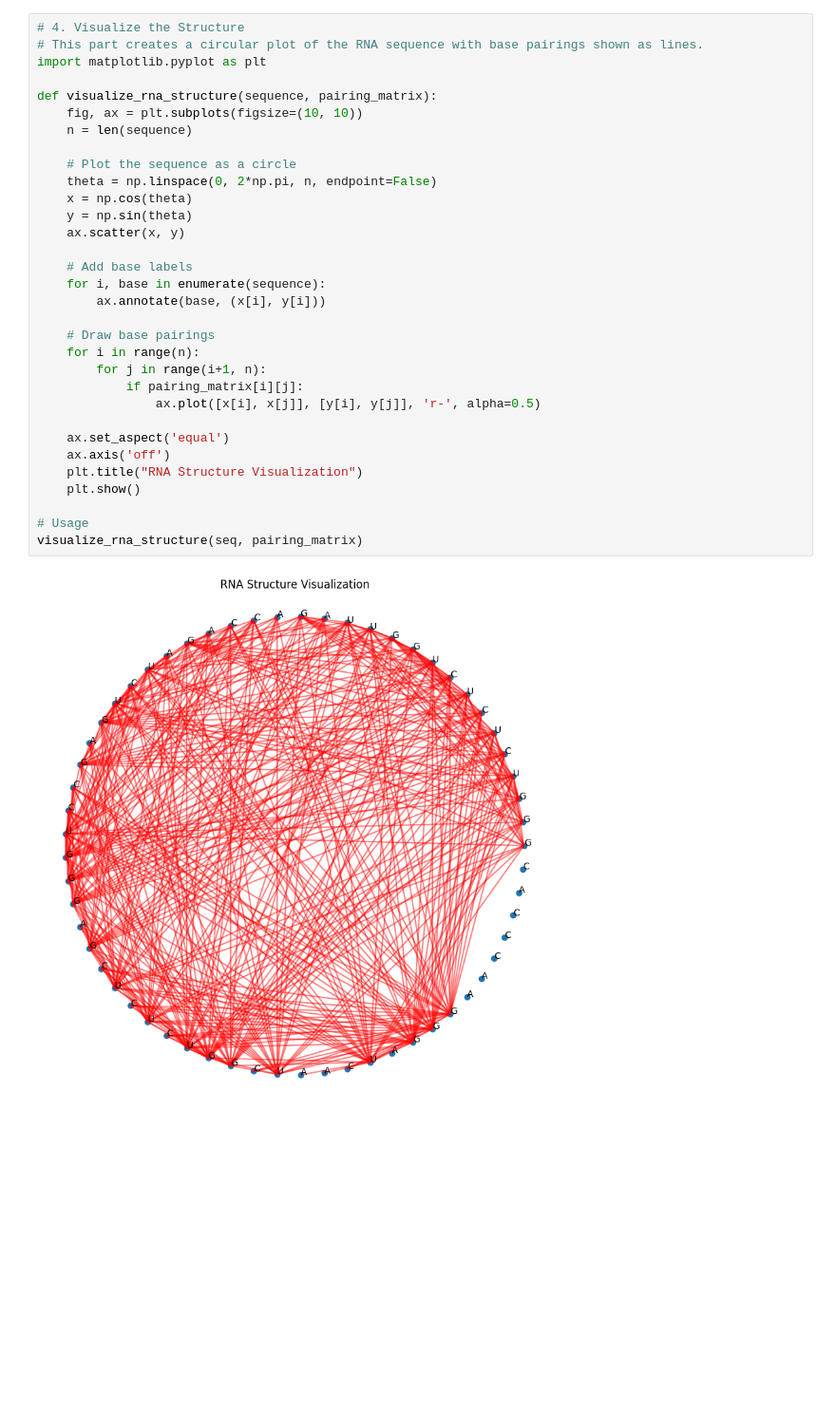
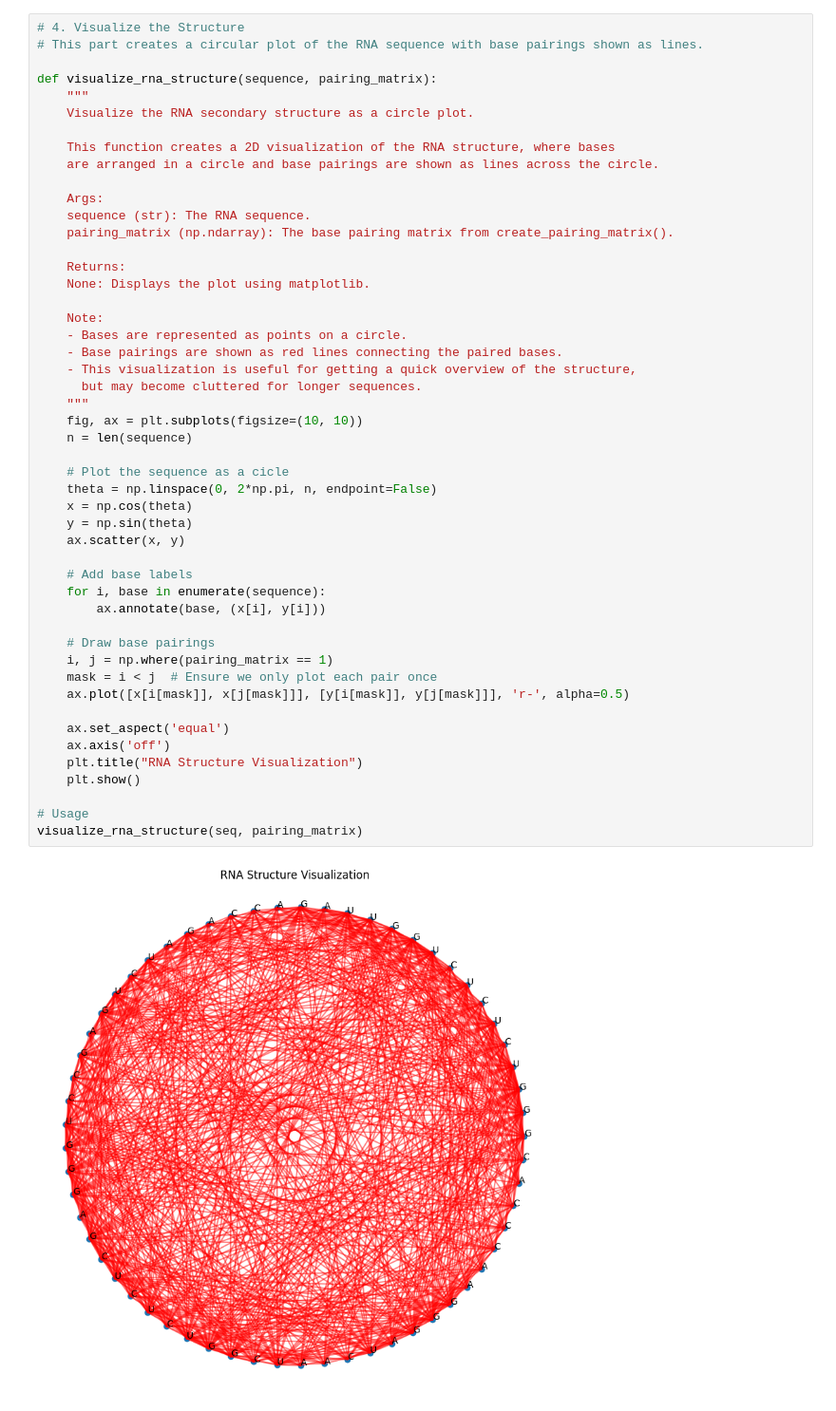
Before and after one commit to DanielLanghann/fachpraktikum-projekt, a Jupyter notebook: src/main.ipynb, the cells around one changed output. Shown: that part at 95% size. Cells and saved outputs as stored; diff of their text form; blank space fills up the shorter version.

```diff
--- a/src/main.ipynb
+++ b/src/main.ipynb
@@ -217,37 +236,54 @@ Loops: [(0, 3, 2), (0, 5, 4), (0, 7, 6), (0, 9, 8), (0, 12, 11), (0, 13, 12), (0
 # %%
 # 4. Visualize the Structure
 # This part creates a circular plot of the RNA sequence with base pairings shown as lines.
-import matplotlib.pyplot as plt
 
 def visualize_rna_structure(sequence, pairing_matrix):
+    """
+    Visualize the RNA secondary structure as a circle plot.
+
+    This function creates a 2D visualization of the RNA structure, where bases
+    are arranged in a circle and base pairings are shown as lines across the circle.
+
+    Args:
+    sequence (str): The RNA sequence.
+    pairing_matrix (np.ndarray): The base pairing matrix from create_pairing_matrix().
+
+    Returns:
+    None: Displays the plot using matplotlib.
+
+    Note:
+    - Bases are represented as points on a circle.
+    - Base pairings are shown as red lines connecting the paired bases.
+    - This visualization is useful for getting a quick overview of the structure,
+      but may become cluttered for longer sequences.
+    """
     fig, ax = plt.subplots(figsize=(10, 10))
     n = len(sequence)
 
-    # Plot the sequence as a circle
+    # Plot the sequence as a cicle
     theta = np.linspace(0, 2*np.pi, n, endpoint=False)
     x = np.cos(theta)
     y = np.sin(theta)
     ax.scatter(x, y)
 
     # Add base labels
     for i, base in enumerate(sequence):
         ax.annotate(base, (x[i], y[i]))
 
     # Draw base pairings
-    for i in range(n):
-        for j in range(i+1, n):
-            if pairing_matrix[i][j]:
-                ax.plot([x[i], x[j]], [y[i], y[j]], 'r-', alpha=0.5)
+    i, j = np.where(pairing_matrix == 1)
+    mask = i < j  # Ensure we only plot each pair once
+    ax.plot([x[i[mask]], x[j[mask]]], [y[i[mask]], y[j[mask]]], 'r-', alpha=0.5)
 
     ax.set_aspect('equal')
     ax.axis('off')
     plt.title("RNA Structure Visualization")
     plt.show()
 
 # Usage
 visualize_rna_structure(seq, pairing_matrix)
 # %% [output]
-[figure, old version]
+[figure, new version]
 # %%
 """
 Next Steps / TBD
```
Also changed, not shown: parts of 8 cells of this notebook.
